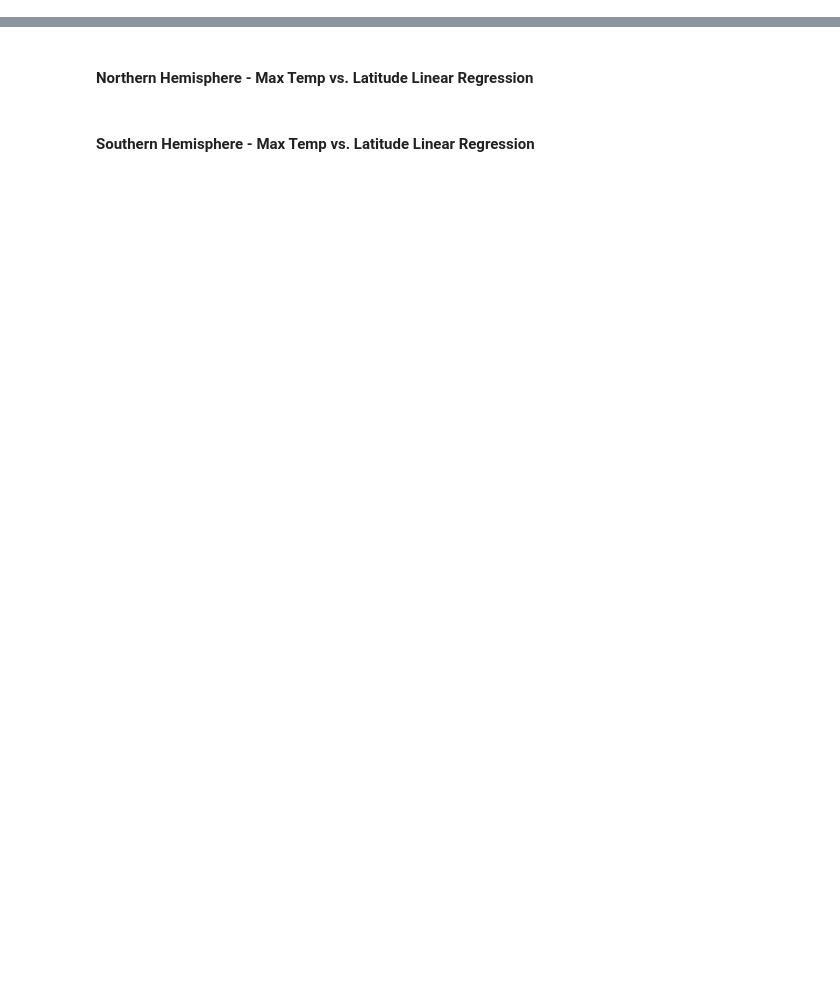
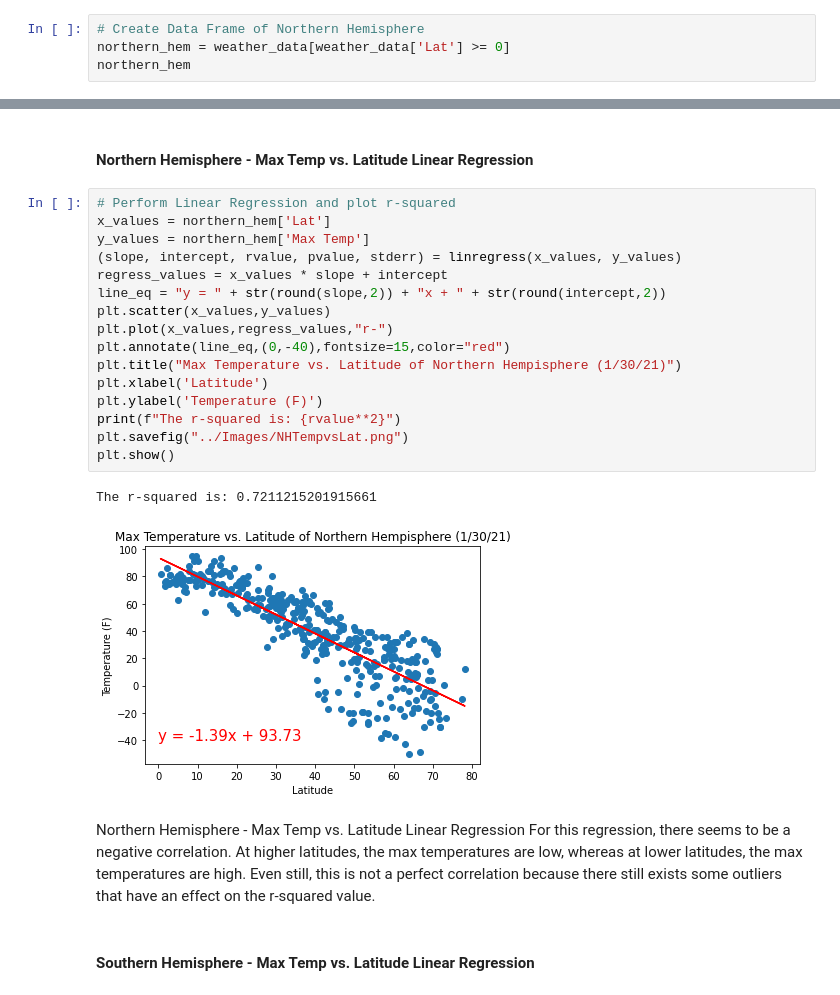
Before and after one commit to terrilvallikalam/Python-API-ChallengeV2, a Jupyter notebook: WeatherPy/WeatherPy.ipynb, the cells around one changed output, grey strips where cells are left out. Saved outputs shown, nothing was run; the diff lists cells and outputs as text; blank space fills up the shorter version.

Commit message:
weatherpy final

```diff
--- a/WeatherPy/WeatherPy.ipynb
+++ b/WeatherPy/WeatherPy.ipynb
@@ -237,2 +256,6 @@ weather_data["Humidity"].max()
 # %% [markdown]
 ## Linear Regression
+# %%
+# Create Data Frame of Northern Hemisphere
+northern_hem = weather_data[weather_data['Lat'] >= 0]
+northern_hem
@@ -239,4 +294,26 @@ weather_data["Humidity"].max()
 # %% [markdown]
 ####  Northern Hemisphere - Max Temp vs. Latitude Linear Regression
+# %%
+# Perform Linear Regression and plot r-squared
+x_values = northern_hem['Lat']
+y_values = northern_hem['Max Temp']
+(slope, intercept, rvalue, pvalue, stderr) = linregress(x_values, y_values)
+regress_values = x_values * slope + intercept
+line_eq = "y = " + str(round(slope,2)) + "x + " + str(round(intercept,2))
+plt.scatter(x_values,y_values)
+plt.plot(x_values,regress_values,"r-")
+plt.annotate(line_eq,(0,-40),fontsize=15,color="red")
+plt.title("Max Temperature vs. Latitude of Northern Hempisphere (1/30/21)")
+plt.xlabel('Latitude')
+plt.ylabel('Temperature (F)')
+print(f"The r-squared is: {rvalue**2}")
+plt.savefig("../Images/NHTempvsLat.png")
+plt.show()
+# %% [output]
+The r-squared is: 0.7211215201915661
+[figure, added]
+# %% [markdown]
+Northern Hemisphere - Max Temp vs. Latitude Linear Regression
+For this regression, there seems to be a negative correlation. At higher latitudes, the max temperatures are low, whereas at lower latitudes, the max temperatures are high. Even still, this is not a perfect correlation because there still exists some outliers that have an effect on the r-squared value.
 # %% [markdown]
 ####  Southern Hemisphere - Max Temp vs. Latitude Linear Regression
```
Also changed, not shown: parts of 39 cells of this notebook, 14 other files.
